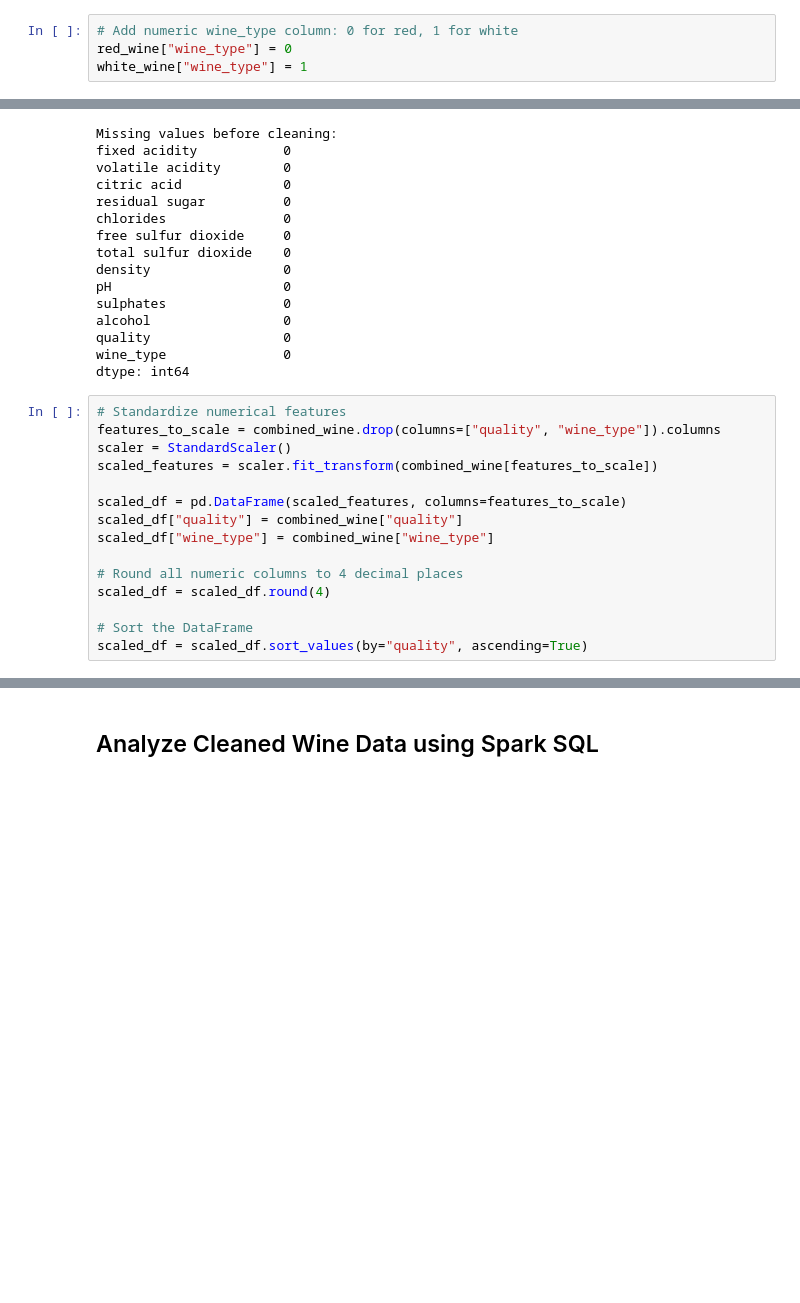
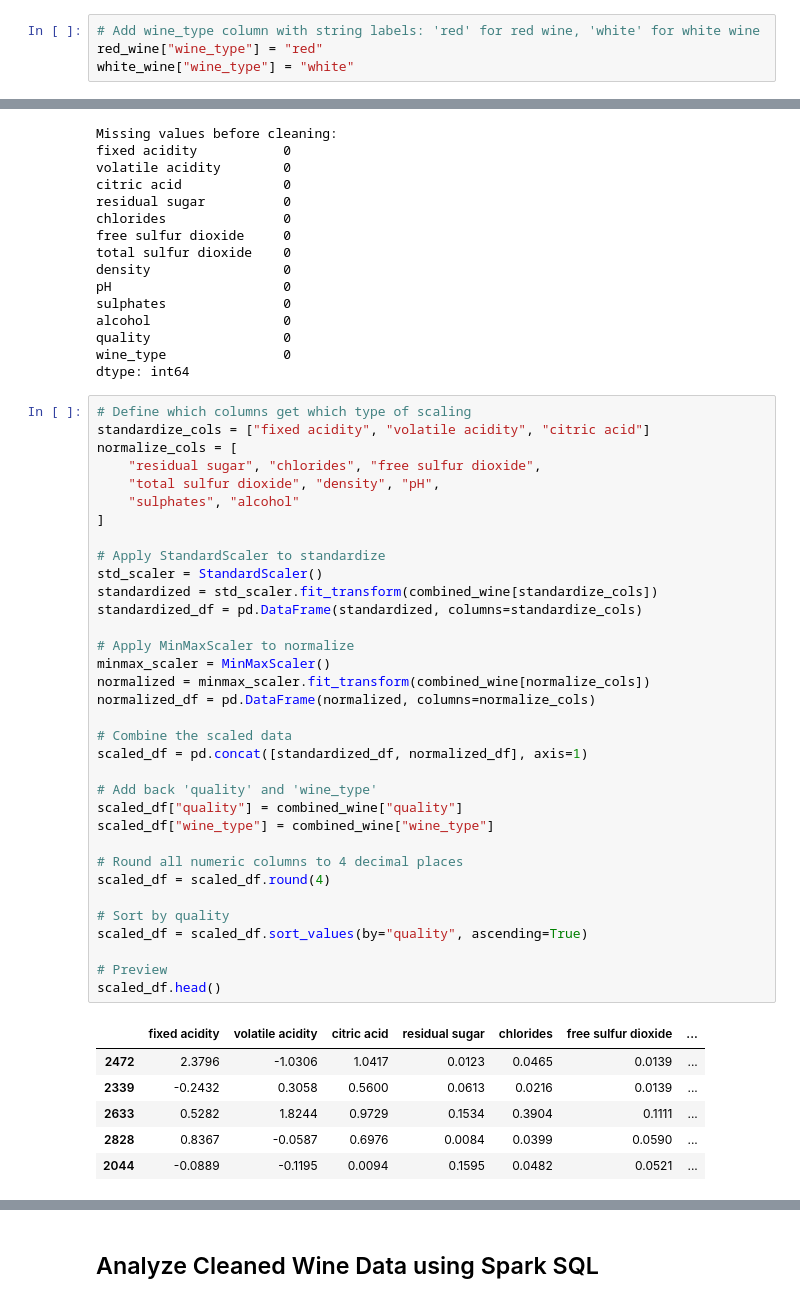
Before and after one commit to alvamag/Team3_Project4, a Jupyter notebook: SL_for_Wine_Quality_Analysis.ipynb, the cells around one changed output, grey strips where cells are left out. Saved outputs shown, nothing was run; the diff lists cells and outputs as text; blank space fills up the shorter version.

```diff
--- a/SL_for_Wine_Quality_Analysis.ipynb
+++ b/SL_for_Wine_Quality_Analysis.ipynb
@@ -17,9 +17,9 @@ from sklearn.preprocessing import StandardScaler
 red_wine = pd.read_csv("winequality-red.csv", sep=';')
 white_wine = pd.read_csv("winequality-white.csv", sep=';')
 # %%
-# Add numeric wine_type column: 0 for red, 1 for white
-red_wine["wine_type"] = 0
-white_wine["wine_type"] = 1
+# Add wine_type column with string labels: 'red' for red wine, 'white' for white wine
+red_wine["wine_type"] = "red"
+white_wine["wine_type"] = "white"
 # %%
 red_wine.head()
 # %% [output]
@@ -101,20 +101,46 @@ alcohol                 0
 quality                 0
 wine_type               0
 dtype: int64
-# %%
-# Standardize numerical features
-features_to_scale = combined_wine.drop(columns=["quality", "wine_type"]).columns
-scaler = StandardScaler()
-scaled_features = scaler.fit_transform(combined_wine[features_to_scale])
-
-scaled_df = pd.DataFrame(scaled_features, columns=features_to_scale)
-scaled_df["quality"] = combined_wine["quality"]
-scaled_df["wine_type"] = combined_wine["wine_type"]
-
-# Round all numeric columns to 4 decimal places
-scaled_df = scaled_df.round(4)
-
-# Sort the DataFrame
-scaled_df = scaled_df.sort_values(by="quality", ascending=True)
+# %%
+# Define which columns get which type of scaling
+standardize_cols = ["fixed acidity", "volatile acidity", "citric acid"]
+normalize_cols = [
+    "residual sugar", "chlorides", "free sulfur dioxide",
+    "total sulfur dioxide", "density", "pH",
+    "sulphates", "alcohol"
+]
+
+# Apply StandardScaler to standardize
+std_scaler = StandardScaler()
+standardized = std_scaler.fit_transform(combined_wine[standardize_cols])
+standardized_df = pd.DataFrame(standardized, columns=standardize_cols)
+
+# Apply MinMaxScaler to normalize
+minmax_scaler = MinMaxScaler()
+normalized = minmax_scaler.fit_transform(combined_wine[normalize_cols])
+normalized_df = pd.DataFrame(normalized, columns=normalize_cols)
+
+# Combine the scaled data
+scaled_df = pd.concat([standardized_df, normalized_df], axis=1)
+
+# Add back 'quality' and 'wine_type'
+scaled_df["quality"] = combined_wine["quality"]
+scaled_df["wine_type"] = combined_wine["wine_type"]
+
+# Round all numeric columns to 4 decimal places
+scaled_df = scaled_df.round(4)
+
+# Sort by quality
+scaled_df = scaled_df.sort_values(by="quality", ascending=True)
+
+# Preview
+scaled_df.head()
+# %% [output]
+|  | fixed acidity | volatile acidity | citric acid | residual sugar | chlorides | free sulfur dioxide | ... |
+| 2472 | 2.3796 | -1.0306 | 1.0417 | 0.0123 | 0.0465 | 0.0139 | ... |
+| 2339 | -0.2432 | 0.3058 | 0.5600 | 0.0613 | 0.0216 | 0.0139 | ... |
+| 2633 | 0.5282 | 1.8244 | 0.9729 | 0.1534 | 0.3904 | 0.1111 | ... |
+| 2828 | 0.8367 | -0.0587 | 0.6976 | 0.0084 | 0.0399 | 0.0590 | ... |
+| 2044 | -0.0889 | -0.1195 | 0.0094 | 0.1595 | 0.0482 | 0.0521 | ... |
 # %%
 # Save cleaned data to CSV
```
Also changed, not shown: parts of 21 cells of this notebook, 5 other files.
